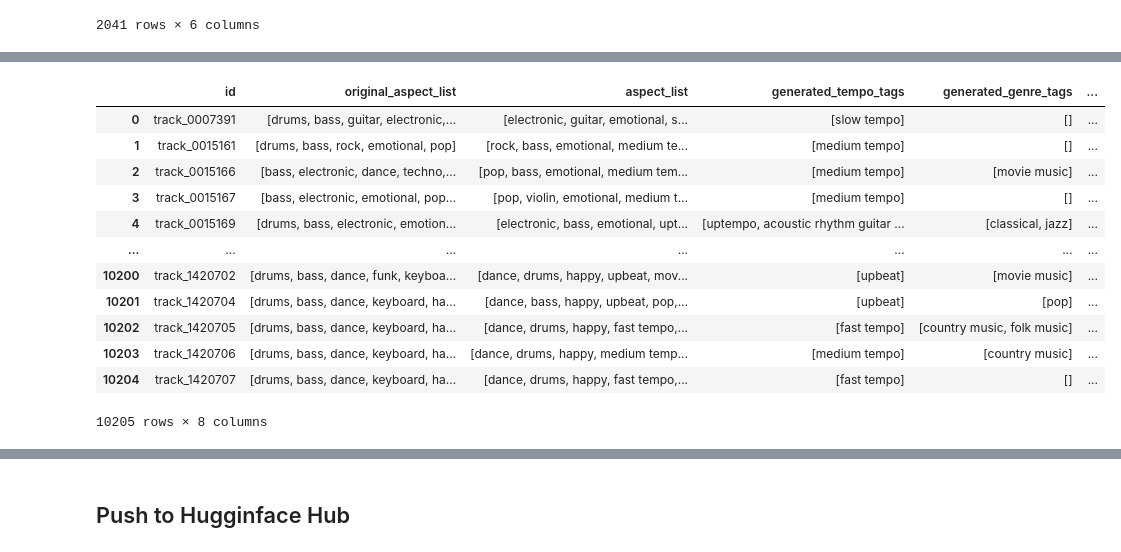
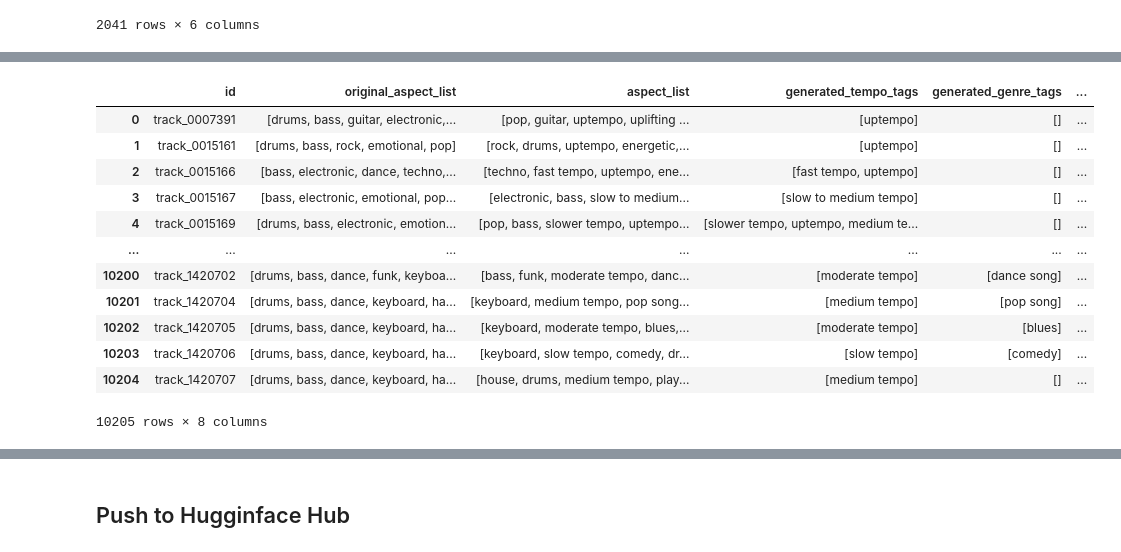
Before and after one commit to BrunoSienkiewicz/ConceptCaps, a Jupyter notebook: notebooks/generate-vae-tags-dataset.ipynb, the cells around one changed output, grey strips where cells are left out. Saved outputs shown, nothing was run; the diff lists cells and outputs as text; code cells hidden in the pictures.

```diff
--- a/notebooks/generate-vae-tags-dataset.ipynb
+++ b/notebooks/generate-vae-tags-dataset.ipynb
@@ -131,11 +134,11 @@ class MultiLabelVAE(nn.Module):
 # %%
 # Hyperparameters
 input_dim = TOTAL_INPUT_DIM
-latent_dim = 32
-hidden_dim = 128
+latent_dim = 64
+hidden_dim = 256
 batch_size = 64
-num_epochs = 300
-learning_rate = 1e-3
+num_epochs = 500
+learning_rate = 5e-4
 # %%
 # Model, Optimizer, Loss Function
 model = MultiLabelVAE(input_dim, latent_dim, hidden_dim).to(device)
@@ -285,7 +288,7 @@ def generate_tags(model, seed_tags, requests, temperature=1.0):
 def generate_df(idx: int, tags_per_category: dict[str, int], temperature=1.0):
     row = df.iloc[idx]
     seed_tags = []
-    for category in ['genre', 'instrument', 'mood', 'tempo']:
+    for category in ['genre', 'instrument', 'mood']:
         if len(row[f"{category}_tags"]) > 1:
             seed_tags.append(np.random.choice(row[f"{category}_tags"]))
             tags_per_category[category] = tags_per_category.get(category, 1) - 1
@@ -316,21 +319,21 @@ N_SAMPLES_TO_GENERATE = len(df)
 # We simulate a dataset where tag counts are discrete and correlated.
 # Max counts are defined for simulation purposes.
 MAX_COUNTS = {
-    "tempo": 4,
-    "genre": 4,
-    "mood": 5,
-    "instrument": 6,
+    "tempo": 6,
+    "genre": 7,
+    "mood": 8,
+    "instrument": 8,
 }
 MEANS = {
-    "tempo": 1.24,
-    "genre": 1.46,
-    "mood": 1.71,
-    "instrument": 2.48,
+    "tempo": 1.21,
+    "genre": 1.44,
+    "mood": 1.66,
+    "instrument": 2.49,
 }
 VARIANCES = {
-    "tempo": 0.6,
-    "genre": 0.87,
-    "mood": 1.09,
+    "tempo": 0.57,
+    "genre": 0.86,
+    "mood": 1.06,
     "instrument": 1.37,
 }
 # %%
@@ -345,10 +348,10 @@ def generate_synthetic_correlated_data(n_records):
     # Define the desired correlation matrix (e.g., high correlation between Genre and Instrument)
     # This represents your calculated correlation matrix R.
     correlation_matrix = np.array([
-        [1.0, 0.2, 0.1, 0.03],  # Tempo
-        [0.2, 1.0, 0.3, -0.01],  # Genre
-        [0.1, 0.12, 1.0, -0.05],  # Mood
-        [0.03, -0.01, -0.05, 1.0]   # Instrument
+        [1.0, 0.22, 0.087, 0.05],  # Tempo
+        [0.22, 1.0, 0.11, 0.01],  # Genre
+        [0.087, 0.11, 1.0, -0.05],  # Mood
+        [0.05, 0.01, -0.05, 1.0]   # Instrument
     ])
 
     # Generate correlated continuous data (Multivariate Normal)
@@ -402,33 +405,33 @@ Calculated Correlation of Synthetic Data:
 # %%
-temperatures = [1.0, 1.5, 2, 2.5, 3]
+temperatures = [0.5, 0.8, 1.0, 1.25, 1.5]
 
 res_df = pd.DataFrame()
 
 for temp in tqdm(temperatures):
     for idx in tqdm(range(N_SAMPLES_TO_GENERATE), leave=False):
         num_tags_for_category = {
             "tempo": data[idx, 0],
             "genre": data[idx, 1],
             "mood": data[idx, 2],
             "instrument": data[idx, 3],
         }
         temp_df = generate_df(idx, tags_per_category=num_tags_for_category, temperature=temp)
         temp_df['temperature'] = temp
         res_df = pd.concat([res_df, temp_df], ignore_index=True)
 res_df
 # %% [output]
 |  | id | original_aspect_list | aspect_list | generated_tempo_tags | generated_genre_tags | ... |
-| 0 | track_0007391 | [drums, bass, guitar, electronic,... | [electronic, guitar, emotional, s... | [slow tempo] | [] | ... |
-| 1 | track_0015161 | [drums, bass, rock, emotional, pop] | [rock, bass, emotional, medium te... | [medium tempo] | [] | ... |
-| 2 | track_0015166 | [bass, electronic, dance, techno,... | [pop, bass, emotional, medium tem... | [medium tempo] | [movie music] | ... |
-| 3 | track_0015167 | [bass, electronic, emotional, pop... | [pop, violin, emotional, medium t... | [medium tempo] | [] | ... |
-| 4 | track_0015169 | [drums, bass, electronic, emotion... | [electronic, bass, emotional, upt... | [uptempo, acoustic rhythm guitar ... | [classical, jazz] | ... |
+| 0 | track_0007391 | [drums, bass, guitar, electronic,... | [pop, guitar, uptempo, uplifting ... | [uptempo] | [] | ... |
+| 1 | track_0015161 | [drums, bass, rock, emotional, pop] | [rock, drums, uptempo, energetic,... | [uptempo] | [] | ... |
+| 2 | track_0015166 | [bass, electronic, dance, techno,... | [techno, fast tempo, uptempo, ene... | [fast tempo, uptempo] | [] | ... |
+| 3 | track_0015167 | [bass, electronic, emotional, pop... | [electronic, bass, slow to medium... | [slow to medium tempo] | [] | ... |
+| 4 | track_0015169 | [drums, bass, electronic, emotion... | [pop, bass, slower tempo, uptempo... | [slower tempo, uptempo, medium te... | [] | ... |
 | ... | ... | ... | ... | ... | ... | ... |
-| 10200 | track_1420702 | [drums, bass, dance, funk, keyboa... | [dance, drums, happy, upbeat, mov... | [upbeat] | [movie music] | ... |
-| 10201 | track_1420704 | [drums, bass, dance, keyboard, ha... | [dance, bass, happy, upbeat, pop,... | [upbeat] | [pop] | ... |
-| 10202 | track_1420705 | [drums, bass, dance, keyboard, ha... | [dance, drums, happy, fast tempo,... | [fast tempo] | [country music, folk music] | ... |
-| 10203 | track_1420706 | [drums, bass, dance, keyboard, ha... | [dance, drums, happy, medium temp... | [medium tempo] | [country music] | ... |
-| 10204 | track_1420707 | [drums, bass, dance, keyboard, ha... | [dance, drums, happy, fast tempo,... | [fast tempo] | [] | ... |
+| 10200 | track_1420702 | [drums, bass, dance, funk, keyboa... | [bass, funk, moderate tempo, danc... | [moderate tempo] | [dance song] | ... |
+| 10201 | track_1420704 | [drums, bass, dance, keyboard, ha... | [keyboard, medium tempo, pop song... | [medium tempo] | [pop song] | ... |
+| 10202 | track_1420705 | [drums, bass, dance, keyboard, ha... | [keyboard, moderate tempo, blues,... | [moderate tempo] | [blues] | ... |
+| 10203 | track_1420706 | [drums, bass, dance, keyboard, ha... | [keyboard, slow tempo, comedy, dr... | [slow tempo] | [comedy] | ... |
+| 10204 | track_1420707 | [drums, bass, dance, keyboard, ha... | [house, drums, medium tempo, play... | [medium tempo] | [] | ... |
 10205 rows × 8 columns
 # %%
 # Sort aspect list column and deduplicate tag combinations
```
Also changed, not shown: parts of 9 cells of this notebook, 11 other files.
